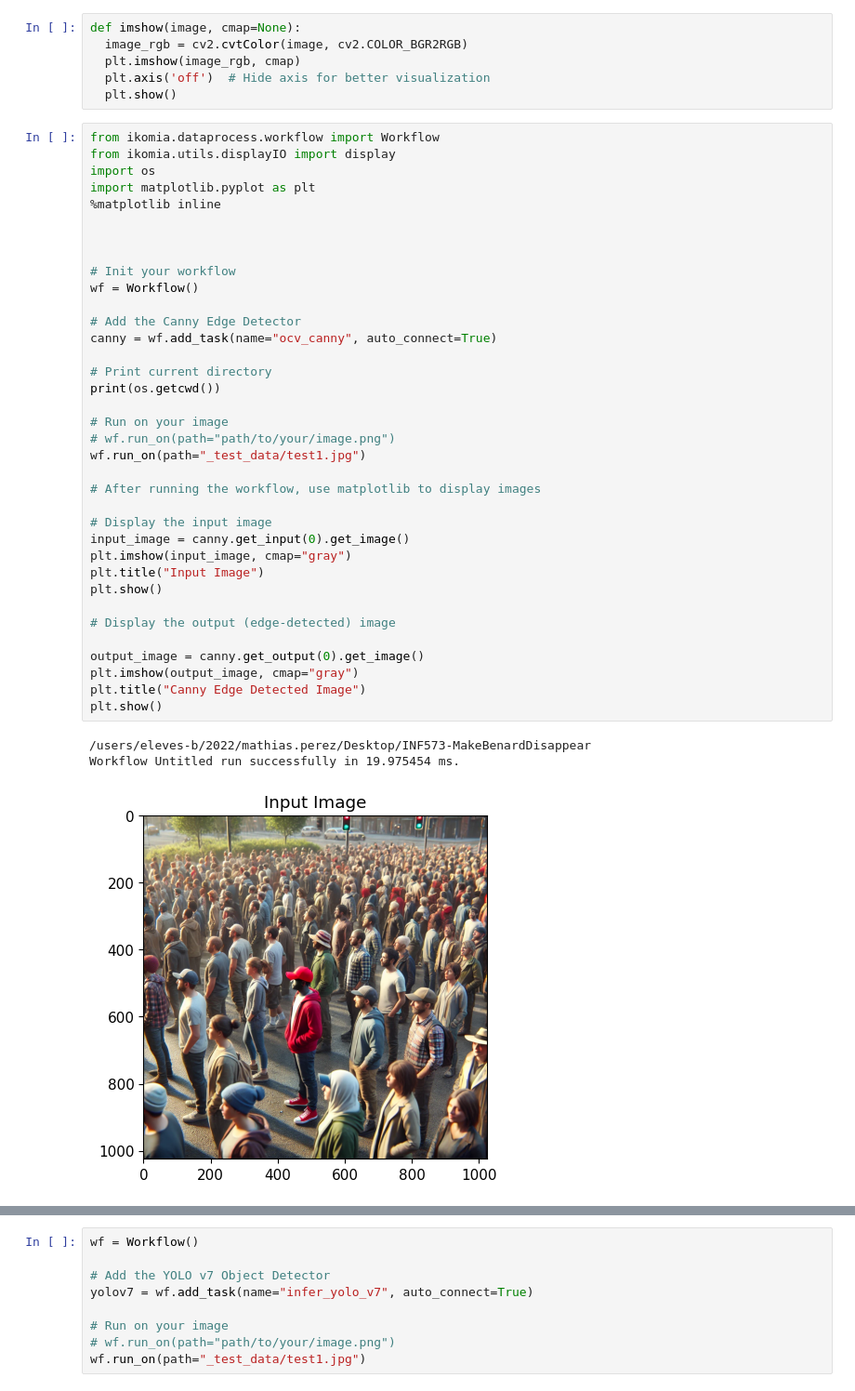
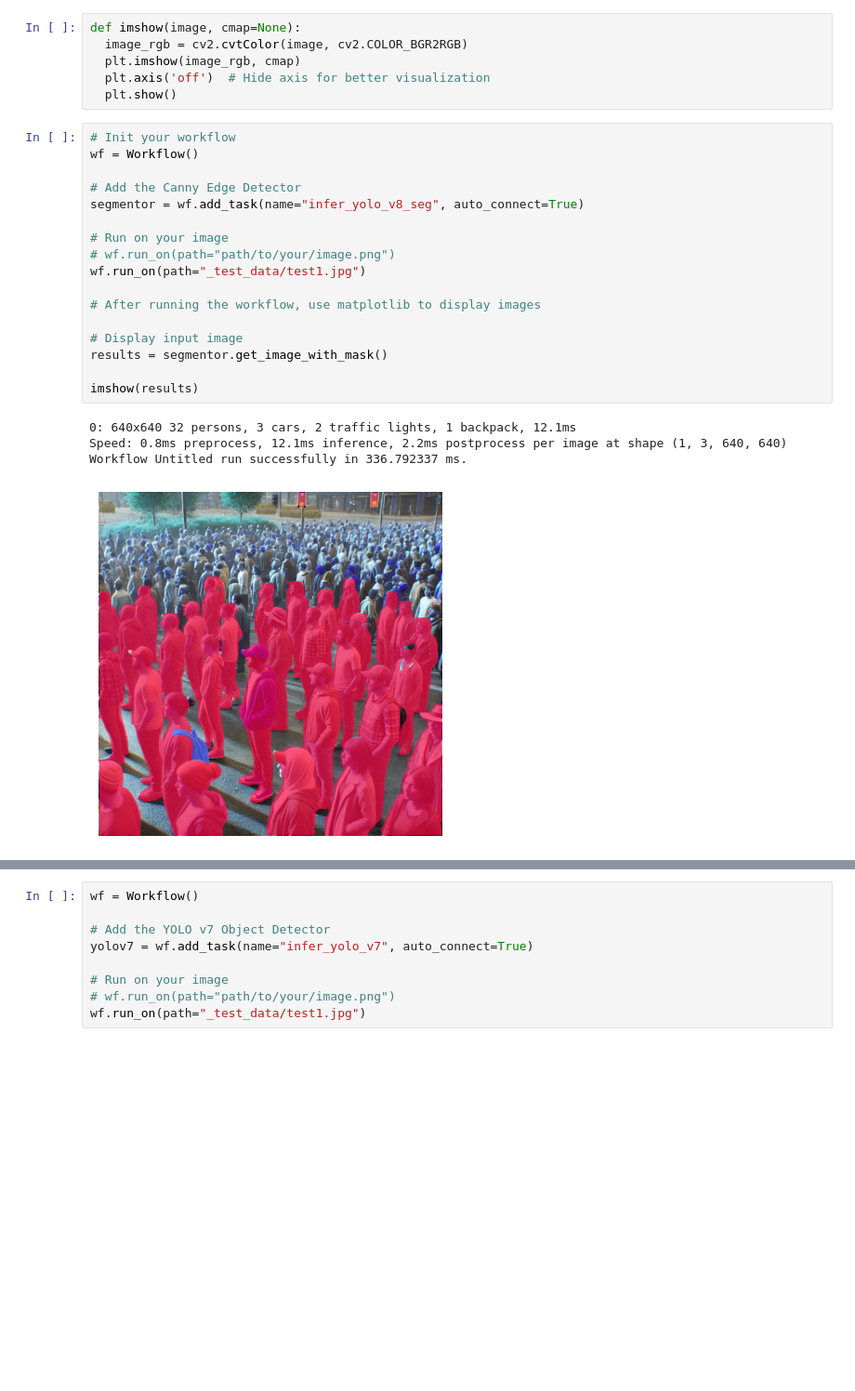
Before and after one commit to Mathixx/INF573-MakeBenardDisappear, a Jupyter notebook: testing_ikomia.ipynb, the cells around one changed output, grey strips where cells are left out. Shown: that part at 93% size. Saved outputs shown, nothing was run; the diff lists cells and outputs as text; blank space fills up the shorter version.

```diff
--- a/testing_ikomia.ipynb
+++ b/testing_ikomia.ipynb
@@ -7,42 +12,24 @@ def imshow(image, cmap=None):
   plt.axis('off')  # Hide axis for better visualization
   plt.show()
 # %%
-from ikomia.dataprocess.workflow import Workflow
-from ikomia.utils.displayIO import display
-import os
-import matplotlib.pyplot as plt
-%matplotlib inline
-
-
-
 # Init your workflow
 wf = Workflow()
 
 # Add the Canny Edge Detector
-canny = wf.add_task(name="ocv_canny", auto_connect=True)
-
-# Print current directory
-print(os.getcwd())
+segmentor = wf.add_task(name="infer_yolo_v8_seg", auto_connect=True)
 
 # Run on your image
 # wf.run_on(path="path/to/your/image.png")
 wf.run_on(path="_test_data/test1.jpg")
 
 # After running the workflow, use matplotlib to display images
 
-# Display the input image
-input_image = canny.get_input(0).get_image()
-plt.imshow(input_image, cmap="gray")
-plt.title("Input Image")
-plt.show()
+# Display input image
+results = segmentor.get_image_with_mask()
 
-# Display the output (edge-detected) image
-
-output_image = canny.get_output(0).get_image()
-plt.imshow(output_image, cmap="gray")
-plt.title("Canny Edge Detected Image")
-plt.show()
+imshow(results)
 # %% [output]
-/users/eleves-b/2022/mathias.perez/Desktop/INF573-MakeBenardDisappear
-Workflow Untitled run successfully in 19.975454 ms.
+0: 640x640 32 persons, 3 cars, 2 traffic lights, 1 backpack, 12.1ms
+Speed: 0.8ms preprocess, 12.1ms inference, 2.2ms postprocess per image at shape (1, 3, 640, 640)
+Workflow Untitled run successfully in 336.792337 ms.
-[figure, old version]
+[figure, new version]
```
Also changed, not shown: parts of 3 cells of this notebook, 13 other files.
